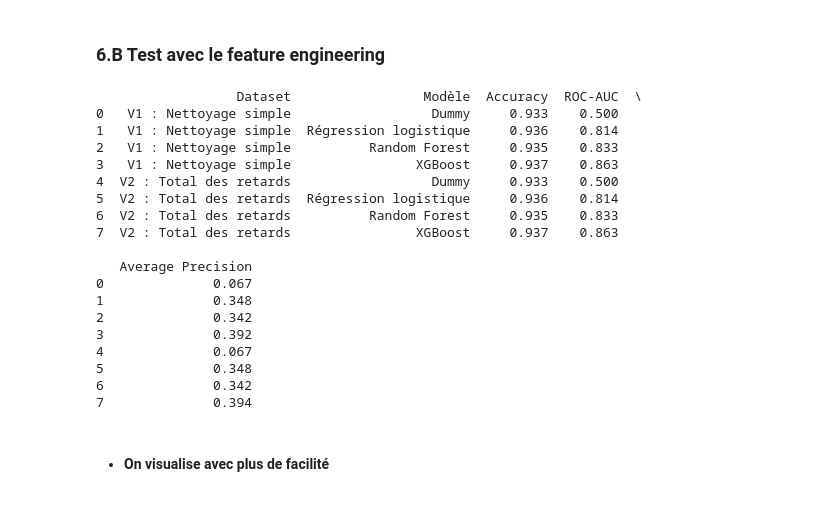
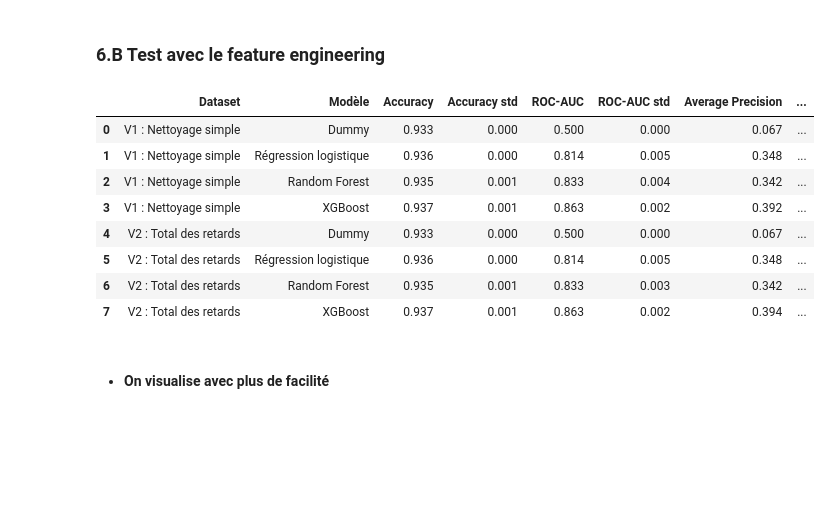
Before and after one commit to EkaterinaBabenko/ML_kaggle, a Jupyter notebook: credits/GiveMeSomeCredit/credits.ipynb, the cells around one changed output. Drawn from its saved outputs; the diff is of its cells as text; code cells hidden in the pictures; blank space fills up the shorter version.

```diff
--- a/credits/GiveMeSomeCredit/credits.ipynb
+++ b/credits/GiveMeSomeCredit/credits.ipynb
@@ -502,7 +501,10 @@ modeles_brut = {
 resultats_brut = {}
 for nom, modele in modeles_brut.items():
     scores = cross_validate(modele, X_brut, y_brut, cv=validation, scoring=metriques)
-    resultats_brut[nom] = {m: scores[f"test_{m}"].mean() for m in metriques}
+    resultats_brut[nom] = {
+        m: f"{scores[f'test_{m}'].mean():.3f} ± {scores[f'test_{m}'].std():.3f}"
+        for m in metriques
+    }
 
-print(pd.DataFrame(resultats_brut).T.round(3))
+print(pd.DataFrame(resultats_brut).T)
 # %% [output]
@@ -717,52 +725,45 @@ datasets = {
 # %%
 resultats = []
 
 for nom_dataset, df in datasets.items():
 
     X = df.drop(columns=["SeriousDlqin2yrs"])
     y = df["SeriousDlqin2yrs"]
 
     for nom_modele, modele in modeles.items():
 
         scores = cross_validate(
             modele,
             X,
             y,
             cv=validation,
             scoring=metriques
         )
 
         resultats.append({
             "Dataset": nom_dataset,
             "Modèle": nom_modele,
             "Accuracy": scores["test_accuracy"].mean(),
+            "Accuracy std": scores["test_accuracy"].std(),
             "ROC-AUC": scores["test_roc_auc"].mean(),
-            "Average Precision": scores["test_average_precision"].mean()
+            "ROC-AUC std": scores["test_roc_auc"].std(),
+            "Average Precision": scores["test_average_precision"].mean(),
+            "Average Precision std": scores["test_average_precision"].std()
         })
 
 resultats_df = pd.DataFrame(resultats)
 
-print(resultats_df.round(3))
+display(resultats_df.round(3))
 # %% [output]
-                  Dataset                 Modèle  Accuracy  ROC-AUC  \
-0   V1 : Nettoyage simple                  Dummy     0.933    0.500
-1   V1 : Nettoyage simple  Régression logistique     0.936    0.814
-2   V1 : Nettoyage simple          Random Forest     0.935    0.833
-3   V1 : Nettoyage simple                XGBoost     0.937    0.863
-4  V2 : Total des retards                  Dummy     0.933    0.500
-5  V2 : Total des retards  Régression logistique     0.936    0.814
-6  V2 : Total des retards          Random Forest     0.935    0.833
-7  V2 : Total des retards                XGBoost     0.937    0.863
-
-   Average Precision
-0              0.067
-1              0.348
-2              0.342
-3              0.392
-4              0.067
-5              0.348
-6              0.342
-7              0.394
+|  | Dataset | Modèle | Accuracy | Accuracy std | ROC-AUC | ROC-AUC std | Average Precision | ... |
+| 0 | V1 : Nettoyage simple | Dummy | 0.933 | 0.000 | 0.500 | 0.000 | 0.067 | ... |
+| 1 | V1 : Nettoyage simple | Régression logistique | 0.936 | 0.000 | 0.814 | 0.005 | 0.348 | ... |
+| 2 | V1 : Nettoyage simple | Random Forest | 0.935 | 0.001 | 0.833 | 0.004 | 0.342 | ... |
+| 3 | V1 : Nettoyage simple | XGBoost | 0.937 | 0.001 | 0.863 | 0.002 | 0.392 | ... |
+| 4 | V2 : Total des retards | Dummy | 0.933 | 0.000 | 0.500 | 0.000 | 0.067 | ... |
+| 5 | V2 : Total des retards | Régression logistique | 0.936 | 0.000 | 0.814 | 0.005 | 0.348 | ... |
+| 6 | V2 : Total des retards | Random Forest | 0.935 | 0.001 | 0.833 | 0.003 | 0.342 | ... |
+| 7 | V2 : Total des retards | XGBoost | 0.937 | 0.001 | 0.863 | 0.002 | 0.394 | ... |
 # %% [markdown]
 * #### On visualise avec plus de facilité
 # %%
```
Also changed, not shown: parts of 29 cells of this notebook.
